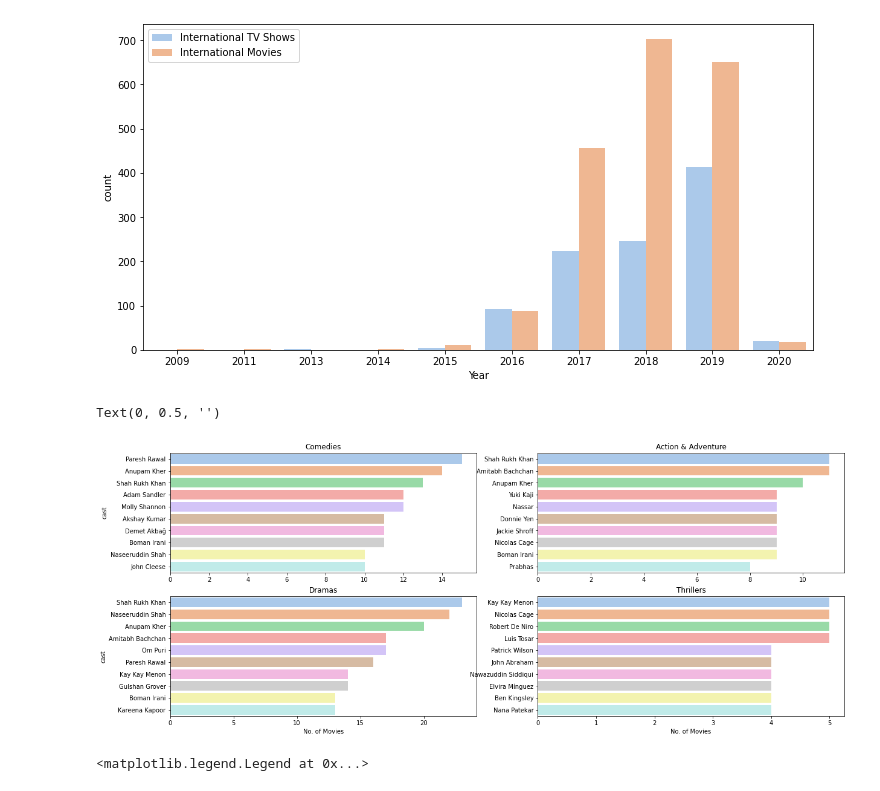
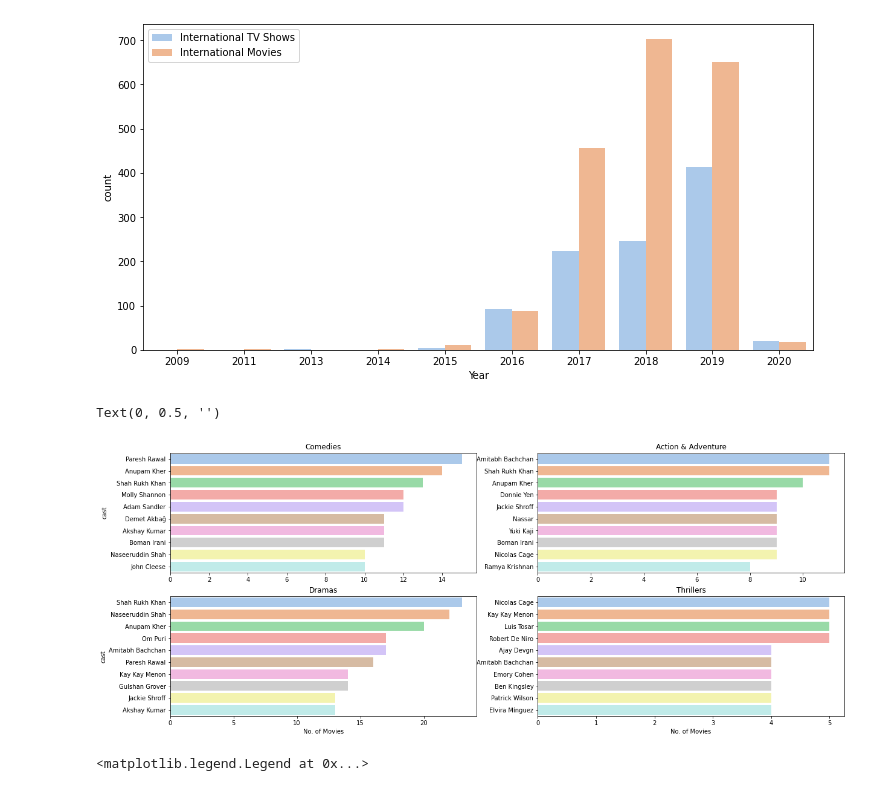
Before and after one commit to aSkailand/dat540-netflix_catalogue, a Jupyter notebook: src/netflix_genre_analysis.ipynb, the cells around one changed output. Drawn from its saved outputs; the diff is of its cells as text; code cells hidden in the pictures.

```diff
--- a/src/netflix_genre_analysis.ipynb
+++ b/src/netflix_genre_analysis.ipynb
@@ -132,46 +176,47 @@ Text(0.5, 0, 'Year')
 # %%
 genre_cast = data_set[['cast','listed_in']]
 genre_cast = genre_cast[genre_cast['cast'] != 'Unknown cast']
-genre_cast['cast'] = genre_cast['cast'].str.split(',')
+genre_cast['cast'] = genre_cast['cast'].str.split(', ')
 genre_cast = genre_cast.explode('cast')
-genre_cast['cast'] = genre_cast['cast'].str.strip()
 
 m_per_cast = genre_cast['cast'].value_counts()
 
-genre_cast['listed_in'] = genre_cast['listed_in'].str.split(',')
+genre_cast['listed_in'] = genre_cast['listed_in'].str.split(', ')
 genre_cast = genre_cast.explode('listed_in')
-genre_cast['listed_in'] = genre_cast['listed_in'].str.lstrip()
 
+#test = data_set['cast'].str.split(', ').explode()
+#print(test.nunique())
+#print(test.value_counts()[:30])
 
 top_comedy_cast = genre_cast[genre_cast['listed_in'] == 'Comedies']['cast']
 
 top_action_cast = genre_cast[genre_cast['listed_in'] == 'Action & Adventure']['cast']
 
 top_thriller_cast = genre_cast[genre_cast['listed_in'] == 'Thrillers']['cast']
 top_drama_cast = genre_cast[genre_cast['listed_in'] == 'Dramas']['cast']
 
 fig, axes = plt.subplots(2, 2, figsize=(20, 8))
 #fig.suptitle("Movies TV Shows added to Netflix by Year for top 5 genres")
 #fig.tight_layout()
 
 sns.countplot(ax=axes[0,0], y=top_comedy_cast, palette="pastel", order=top_comedy_cast.value_counts(ascending=False).index[:10])
 axes[0,0].set_title("Comedies")
 axes[0,0].set_xlabel("")
 
 sns.countplot(ax=axes[0,1], y=top_action_cast, palette="pastel", order=top_action_cast.value_counts(ascending=False).index[:10])
 axes[0,1].set_title("Action & Adventure")
 axes[0,1].set_xlabel("")
 axes[0,1].set_ylabel("")
 
 sns.countplot(ax=axes[1,0], y=top_drama_cast, palette="pastel", order=top_drama_cast.value_counts(ascending=False).index[:10])
 axes[1,0].set_title("Dramas")
 axes[1,0].set_xlabel("No. of Movies")
 
 sns.countplot(ax=axes[1,1], y=top_thriller_cast, palette="pastel", order=top_thriller_cast.value_counts(ascending=False).index[:10])
 axes[1,1].set_title("Thrillers")
 axes[1,1].set_xlabel("No. of Movies")
 axes[1,1].set_ylabel("")
 # %% [output]
 Text(0, 0.5, '')
-[figure, old version]
+[figure, new version]
 # %%
```
Also changed, not shown: parts of 12 cells of this notebook, 1 other file.
